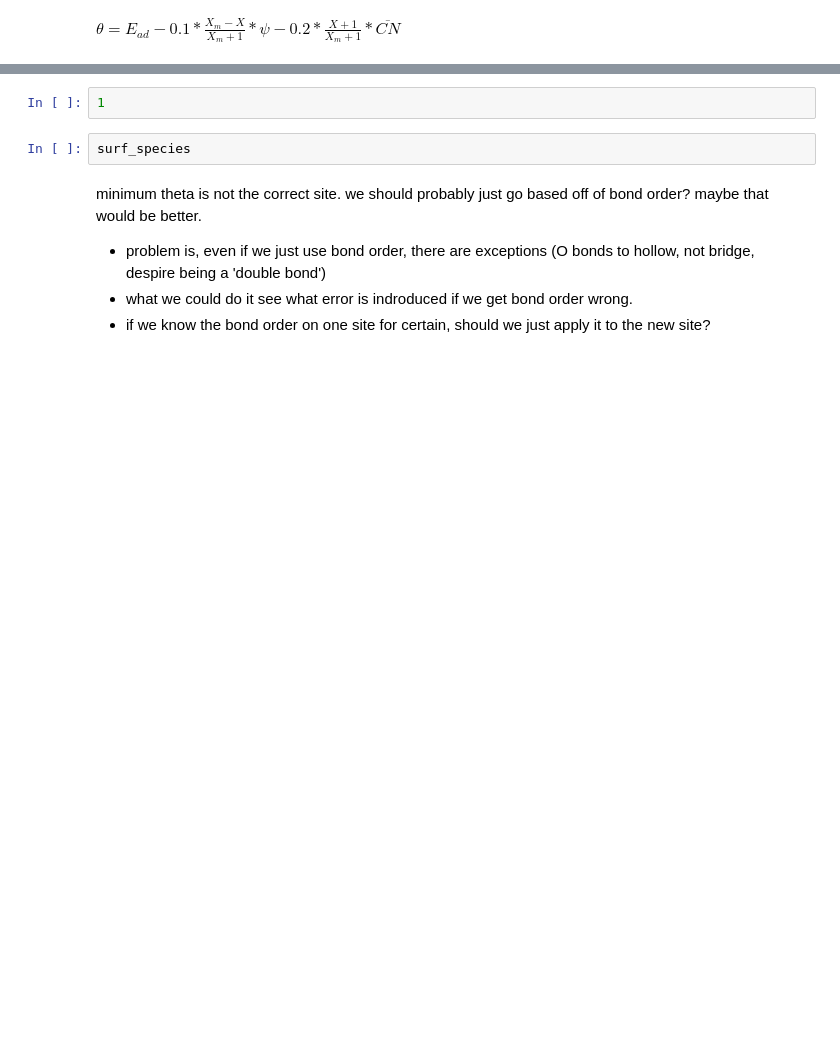
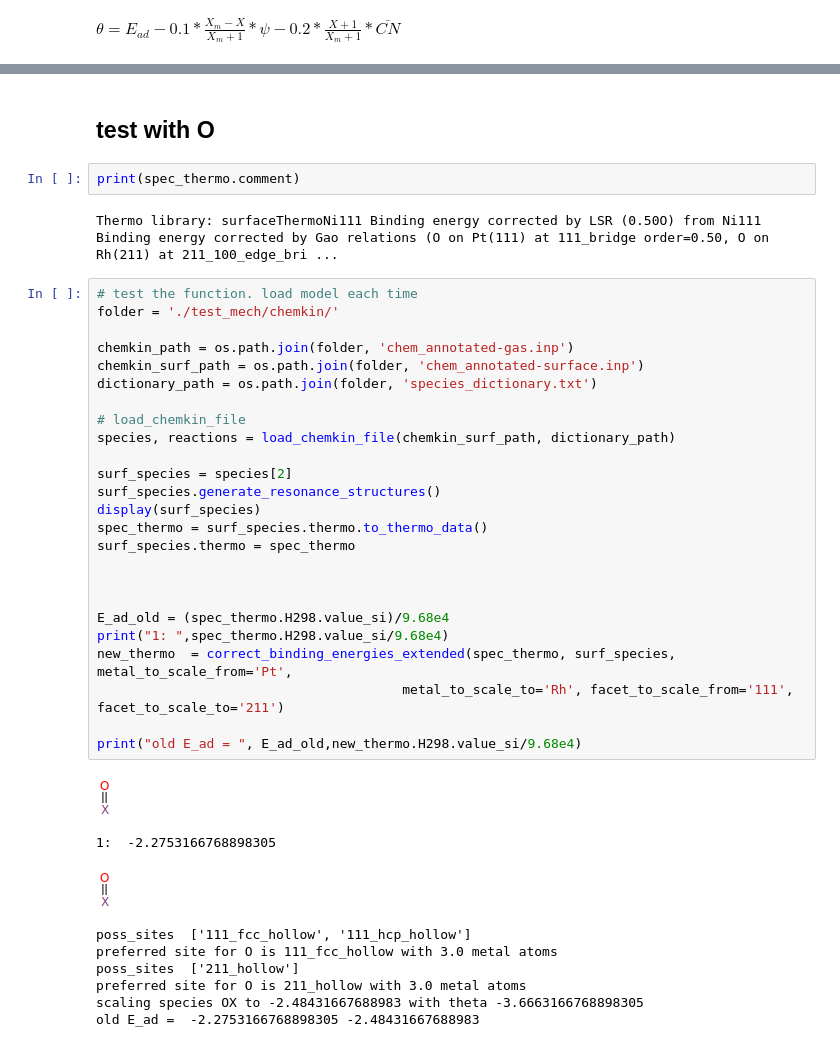
Before and after one commit to ChrisBNEU/thesis_work, a Jupyter notebook: rmg_modification/testing_rmg.ipynb, the cells around one changed output, grey strips where cells are left out. Drawn from its saved outputs; the diff is of its cells as text; blank space fills up the shorter version.

```diff
--- a/rmg_modification/testing_rmg.ipynb
+++ b/rmg_modification/testing_rmg.ipynb
@@ -204,9 +281,41 @@ site0 = thermo_list[0][2].site
-# %%
-1
-# %%
-surf_species
-# %% [markdown]
-minimum theta is not the correct site. we should probably just go based off of bond order? maybe that would be better.
-- problem is, even if we just use bond order, there are exceptions (O bonds to hollow, not bridge, despire being a 'double bond')
-- what we could do it see what error is indroduced if we get bond order wrong.
-- if we know the bond order on one site for certain, should we just apply it to the new site?
+# %% [markdown]
+## test with O
+# %%
+print(spec_thermo.comment)
+# %% [output]
+Thermo library: surfaceThermoNi111 Binding energy corrected by LSR (0.50O) from Ni111 Binding energy corrected by Gao relations (O on Pt(111) at 111_bridge order=0.50, O on Rh(211) at 211_100_edge_bri ...
+# %%
+# test the function. load model each time
+folder = './test_mech/chemkin/'
+
+chemkin_path = os.path.join(folder, 'chem_annotated-gas.inp')
+chemkin_surf_path = os.path.join(folder, 'chem_annotated-surface.inp')
+dictionary_path = os.path.join(folder, 'species_dictionary.txt')
+
+# load_chemkin_file
+species, reactions = load_chemkin_file(chemkin_surf_path, dictionary_path)
+
+surf_species = species[2]
+surf_species.generate_resonance_structures()
+display(surf_species)
+spec_thermo = surf_species.thermo.to_thermo_data()
+surf_species.thermo = spec_thermo
+
+
+
+E_ad_old = (spec_thermo.H298.value_si)/9.68e4
+print("1: ",spec_thermo.H298.value_si/9.68e4)
+new_thermo  = correct_binding_energies_extended(spec_thermo, surf_species, metal_to_scale_from='Pt',
+                                       metal_to_scale_to='Rh', facet_to_scale_from='111', facet_to_scale_to='211')
+
+print("old E_ad = ", E_ad_old,new_thermo.H298.value_si/9.68e4)
+# %% [output]
+[figure, added]
+1:  -2.2753166768898305
+[figure, added]
+poss_sites  ['111_fcc_hollow', '111_hcp_hollow']
+preferred site for O is 111_fcc_hollow with 3.0 metal atoms
+poss_sites  ['211_hollow']
+preferred site for O is 211_hollow with 3.0 metal atoms
+scaling species OX to -2.48431667688983 with theta -3.6663166768898305
+old E_ad =  -2.2753166768898305 -2.48431667688983
```
Also changed, not shown: parts of 29 cells of this notebook, 23 other files.
